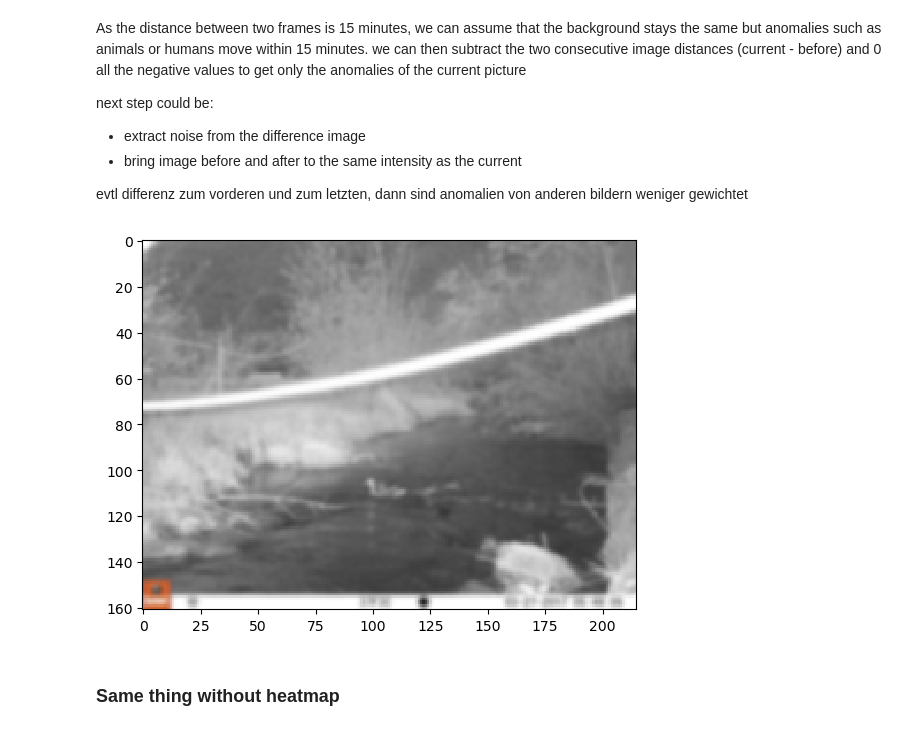
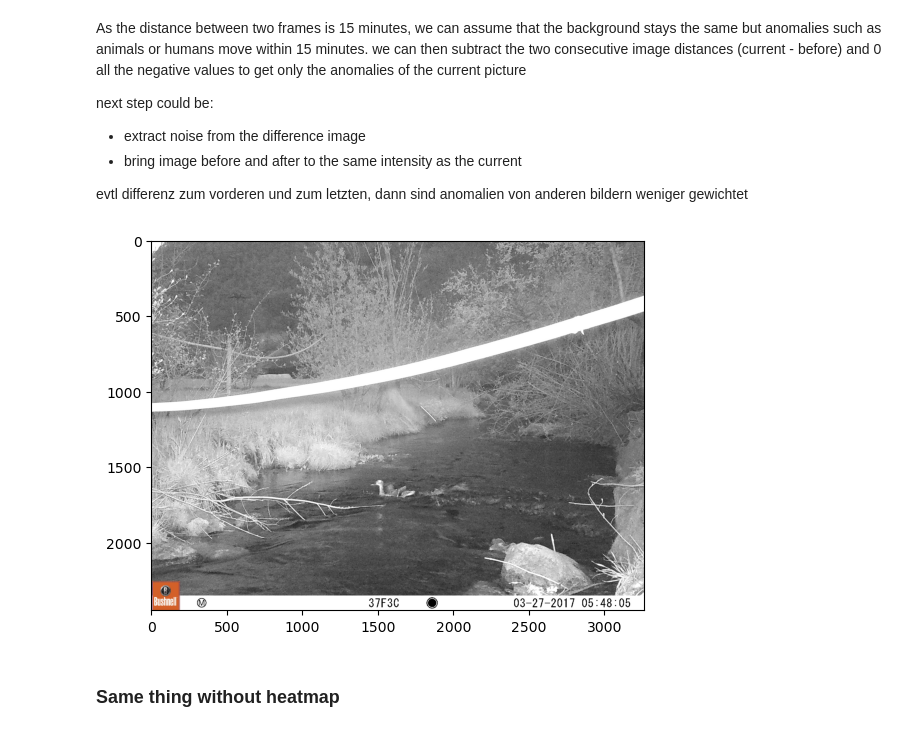
Before and after one commit to klusertim/heronWorkspace, a Jupyter notebook: playAround.ipynb, the cells around one changed output. Drawn from its saved outputs; the diff is of its cells as text; code cells hidden in the pictures.

```diff
--- a/playAround.ipynb
+++ b/playAround.ipynb
@@ -333,12 +340,12 @@ for i, img in enumerate(list(dataLoader)[100:]):
         break
 # %%
 im = Image.open("/data/shared/herons/TinaDubach_data/SBU3/2017_SBU3_03270046.JPG")
-# plt.imshow(im)
-im.thumbnail((215, 323), Image.Resampling.LANCZOS)
-plt.imshow(im.filter(ImageFilter.GaussianBlur(1)), cmap = "hot", interpolation='none')
+plt.imshow(im)
+# im.thumbnail((215, 323), Image.Resampling.LANCZOS)
+# plt.imshow(im.filter(ImageFilter.GaussianBlur(1)), cmap = "hot", interpolation='none')
 plt.show()
 # %% [output]
-[figure, old version]
+[figure, new version]
 # %% [markdown]
 ### Same thing without heatmap
 # %%
```
Also changed, not shown: parts of 4 cells of this notebook, 5 other files.
